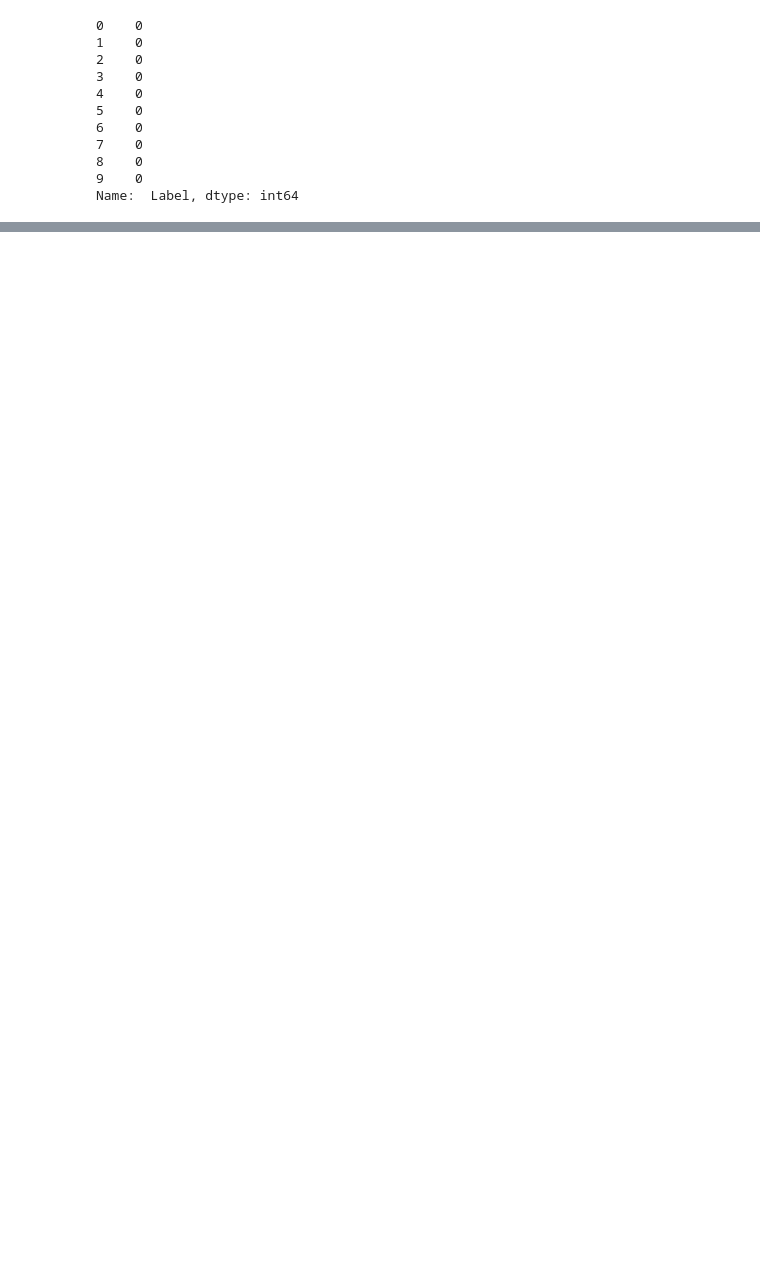
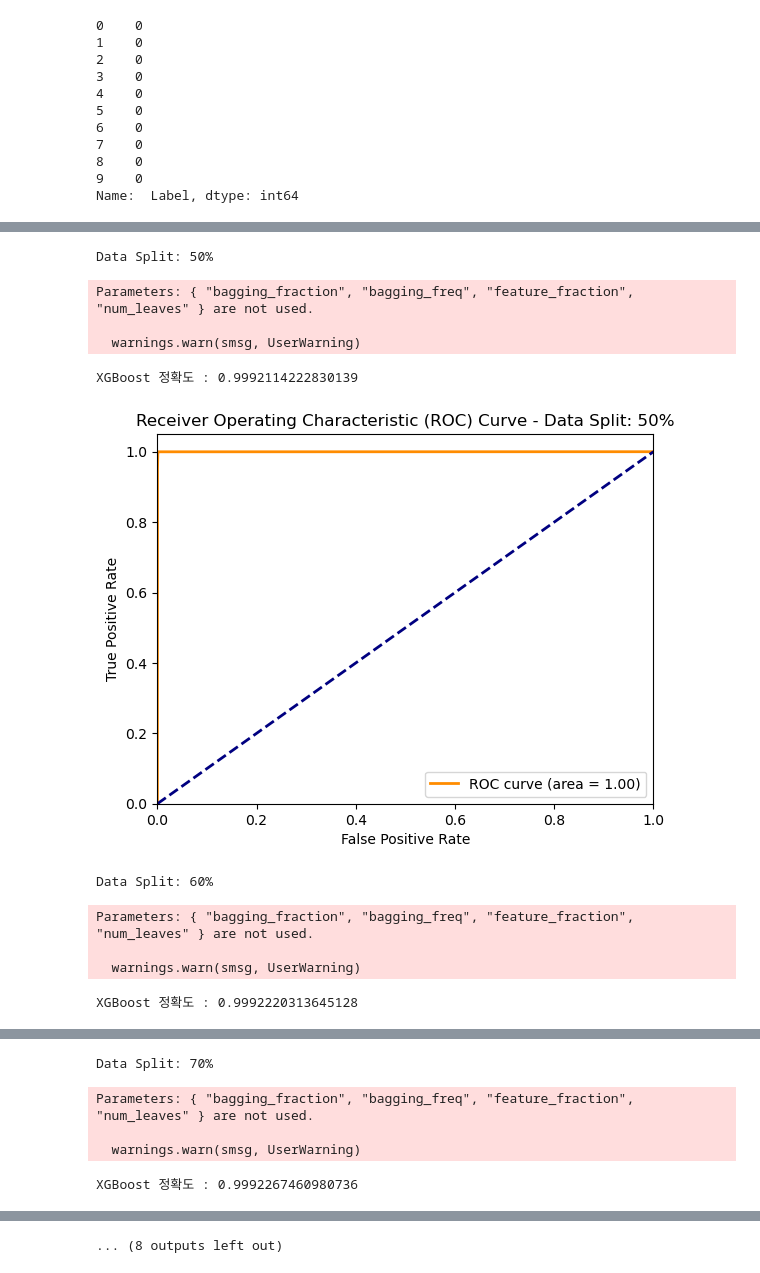
Before and after one commit to thejysplay/CIC-IDS-attack-detection, a Jupyter notebook: MachineLearningCSV_Binary_classification.ipynb, the cells around one changed output, grey strips where cells are left out. Saved outputs shown, nothing was run; the diff lists cells and outputs as text; code cells hidden in the pictures; blank space fills up the shorter version.

Commit message:
inf 값 제거 및 xgboost, 로지스틱 회귀, 랜덤 포레스트, 그래디언트 부스팅 2진 분류 각 지표및 ROC 커브

```diff
--- a/MachineLearningCSV_Binary_classification.ipynb
+++ b/MachineLearningCSV_Binary_classification.ipynb
@@ -62,6 +62,7 @@ Heartbleed                         11
 Name: count, dtype: int64
 # %%
 main_df.drop(columns=['H'], inplace=True)
+main_df.replace([float('inf'), -float('inf')], pd.NA, inplace=True)
 main_df.dropna(subset=['Flow Bytes/s'], inplace=True)
 # %%
 missing_values = main_df.isnull().sum()
@@ -119,7 +120,7 @@ main_df[' Label'].value_counts()
 Name: count, dtype: int64
+# %%
+main_df['Flow Bytes/s'] = main_df['Flow Bytes/s'].astype(float)
+main_df[' Flow Packets/s'] = main_df[' Flow Packets/s'].astype(float)
 # %%
 x_data = main_df.drop([' Label'], axis=1)
 y_data = main_df[' Label']
-# %%
-# x_data의 'Flow Bytes/s' 열의 값을 소수점 이하 여섯 자리까지 반올림하여 표시
-x_data['Flow Bytes/s'] = x_data['Flow Bytes/s'].round(6)
@@ -258,0 +163,54 @@ XGBoostError: [21:57:22] C:\buildkite-agent\builds\buildkite-windows-cpu-autosca
+# %%
+from sklearn.model_selection import train_test_split
+from sklearn.metrics import roc_curve, auc
+import matplotlib.pyplot as plt
+
+
+datasets = {
+    "50%": (x_train_50, x_test_50, y_train_50, y_test_50),
+    "60%": (x_train_60, x_test_60, y_train_60, y_test_60),
+    "70%": (x_train_70, x_test_70, y_train_70, y_test_70),
+    "80%": (x_train_80, x_test_80, y_train_80, y_test_80),
+    "90%": (x_train_90, x_test_90, y_train_90, y_test_90)
+}
+
+for name, (x_train, x_test, y_train, y_test) in datasets.items():
+    print(f"Data Split: {name}")
+
+
+    model = xgb.XGBClassifier(**params)
+    model.fit(x_train, y_train)
+
+
+    y_pred = model.predict(x_test)
+    accuracy = accuracy_score(y_test, y_pred)
+    print(f'XGBoost 정확도 : {accuracy}')
+
+
+    y_pred_proba = model.predict_proba(x_test)[:, 1]
+    fpr, tpr, thresholds = roc_curve(y_test, y_pred_proba)
+    roc_auc = auc(fpr, tpr)
+
+
+    plt.figure()
+    plt.plot(fpr, tpr, color='darkorange', lw=2, label='ROC curve (area = %0.2f)' % roc_auc)
+    plt.plot([0, 1], [0, 1], color='navy', lw=2, linestyle='--')
+    plt.xlim([0.0, 1.0])
+    plt.ylim([0.0, 1.05])
+    plt.xlabel('False Positive Rate')
+    plt.ylabel('True Positive Rate')
+    plt.title(f'Receiver Operating Characteristic (ROC) Curve - Data Split: {name}')
+    plt.legend(loc="lower right")
+    plt.show()
+# %% [output]
+Data Split: 50%
+Parameters: { "bagging_fraction", "bagging_freq", "feature_fraction", "num_leaves" } are not used.
+
+  warnings.warn(smsg, UserWarning)
+XGBoost 정확도 : 0.9992114222830139
+[figure, added]
+Data Split: 60%
+Parameters: { "bagging_fraction", "bagging_freq", "feature_fraction", "num_leaves" } are not used.
+
+  warnings.warn(smsg, UserWarning)
+XGBoost 정확도 : 0.9992220313645128
@@ -258,0 +218,5 @@ XGBoostError: [21:57:22] C:\buildkite-agent\builds\buildkite-windows-cpu-autosca
+Data Split: 70%
+Parameters: { "bagging_fraction", "bagging_freq", "feature_fraction", "num_leaves" } are not used.
+
+  warnings.warn(smsg, UserWarning)
+XGBoost 정확도 : 0.9992267460980736
@@ -258,0 +224 @@ XGBoostError: [21:57:22] C:\buildkite-agent\builds\buildkite-windows-cpu-autosca
+... (8 outputs left out)
```
Also changed, not shown: parts of 11 cells of this notebook.
